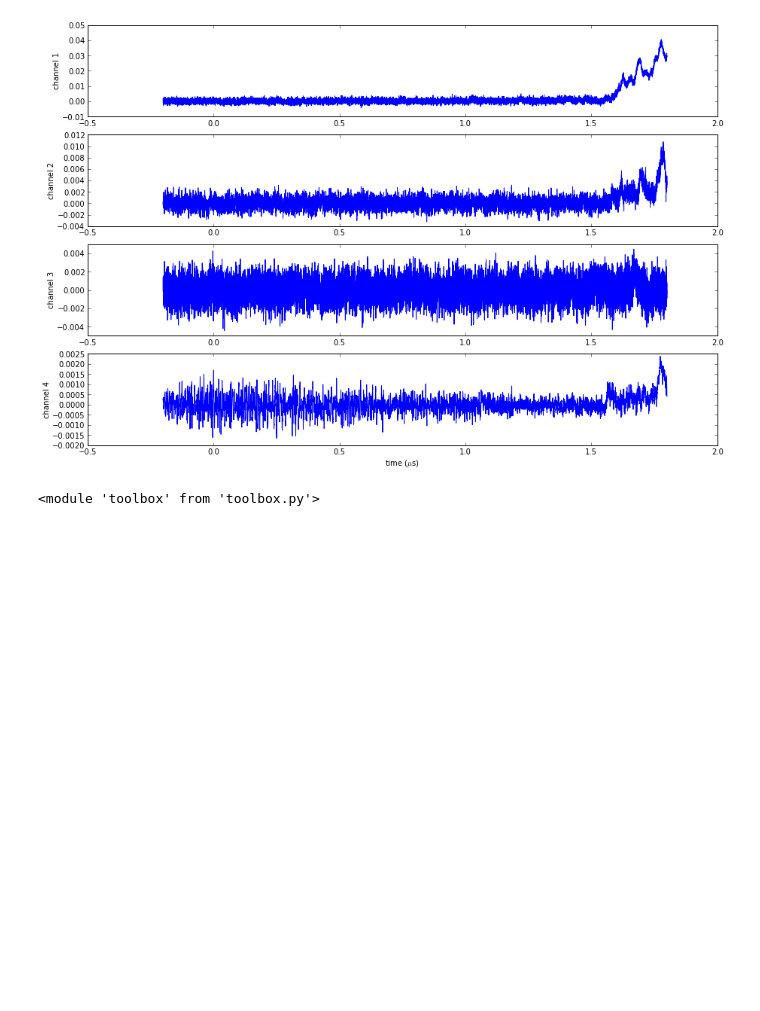
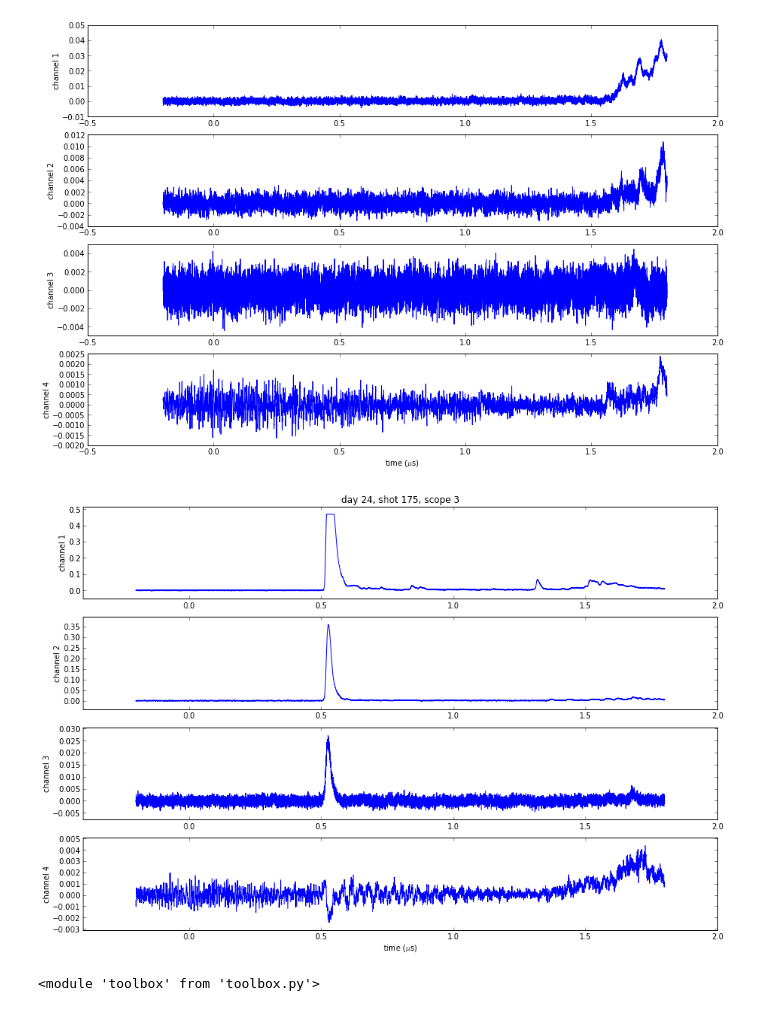
Before and after one commit to BrantCarlson/spark, a Jupyter notebook: WeirdShots.ipynb, the cells around one changed output. Cells and saved outputs as stored; diff of their text form; code cells hidden in the pictures; blank space fills up the shorter version.

```diff
--- a/WeirdShots.ipynb
+++ b/WeirdShots.ipynb
@@ -24,6 +25,11 @@ tb.plotScope(24,3,103)
 # light leak, especially in UB1.  annoying.  Appears a _lot_ in the later shots.
 # %% [output]
 [figure]
+# %%
+tb.plotScope(24,3,175)
+# influence of of power supply coupling in channel 4?
+# %% [output]
+[figure, added]
 # %%
 reload(tb)
 # %% [output]
```
Also changed, not shown: parts of 1 cell of this notebook, 6 other files.
